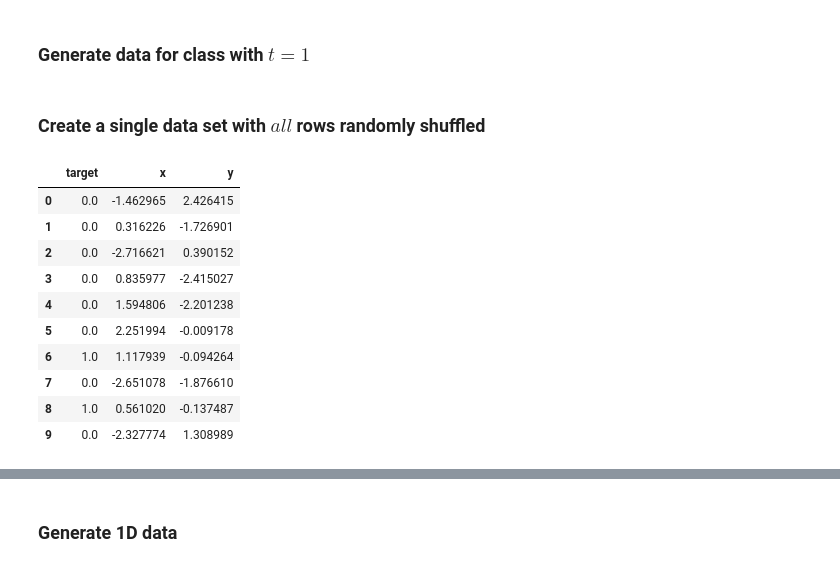
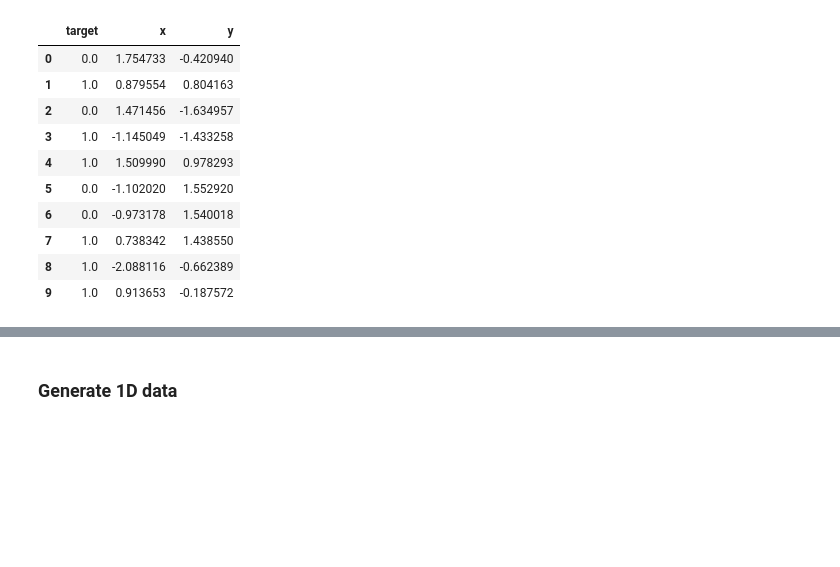
Before and after one commit to hbprosper/mlpracticum, a Jupyter notebook: 00_generate_data.ipynb, the cells around one changed output, grey strips where cells are left out. Cells and saved outputs as stored; diff of their text form; code cells hidden in the pictures; blank space fills up the shorter version.

```diff
--- a/00_generate_data.ipynb
+++ b/00_generate_data.ipynb
@@ -26,8 +96,9 @@ mp.rc('ytick', labelsize='x-small')
 # %%
-def generate(mu, cov, N, target):
-    d  = st.multivariate_normal.rvs(mu, cov, N)
+def generate(target):
+    d  = cp.generate0() if target < 0.5 else cp.generate1()
+    N  = len(d)
+    T  = np.zeros(N) if target < 0.5 else np.ones(N)
     X  = [x for x, y in d]
     Y  = [y for x, y in d]
-    T  = np.zeros(N) if target < 0.5 else np.ones(N)
     df = pd.DataFrame({'target': T, 'x': X, 'y': Y})
     return df
@@ -49,2 +104,0 @@ bkg = b1.append(b2)
-# %% [markdown]
-### Generate data for class with $t = 1$
@@ -64,23 +105,24 @@ sig = s1.append(s2)
-# %% [markdown]
-### Create a single data set with $all$ rows randomly shuffled
 # %%
-data = bkg.append(sig)
+b = generate(0)
+s = generate(1)
+d = b.append(s)
+
 # frac=1 => all rows
 # reset_index(drop=True) => drop original indices and create new ones
-data = data.sample(frac=1).reset_index(drop=True)
+d = d.sample(frac=1).reset_index(drop=True)
 
 # save data
-jb.dump(data, 'data_01.db')
-data[:10]
+jb.dump(d, 'data_01.db')
+d[:10]
 # %% [output]
 |  | target | x | y |
-| 0 | 0.0 | -1.462965 | 2.426415 |
-| 1 | 0.0 | 0.316226 | -1.726901 |
-| 2 | 0.0 | -2.716621 | 0.390152 |
-| 3 | 0.0 | 0.835977 | -2.415027 |
-| 4 | 0.0 | 1.594806 | -2.201238 |
-| 5 | 0.0 | 2.251994 | -0.009178 |
-| 6 | 1.0 | 1.117939 | -0.094264 |
-| 7 | 0.0 | -2.651078 | -1.876610 |
-| 8 | 1.0 | 0.561020 | -0.137487 |
-| 9 | 0.0 | -2.327774 | 1.308989 |
+| 0 | 0.0 | 1.754733 | -0.420940 |
+| 1 | 1.0 | 0.879554 | 0.804163 |
+| 2 | 0.0 | 1.471456 | -1.634957 |
+| 3 | 1.0 | -1.145049 | -1.433258 |
+| 4 | 1.0 | 1.509990 | 0.978293 |
+| 5 | 0.0 | -1.102020 | 1.552920 |
+| 6 | 0.0 | -0.973178 | 1.540018 |
+| 7 | 1.0 | 0.738342 | 1.438550 |
+| 8 | 1.0 | -2.088116 | -0.662389 |
+| 9 | 1.0 | 0.913653 | -0.187572 |
```
Also changed, not shown: parts of 17 cells of this notebook, 1 other file.
